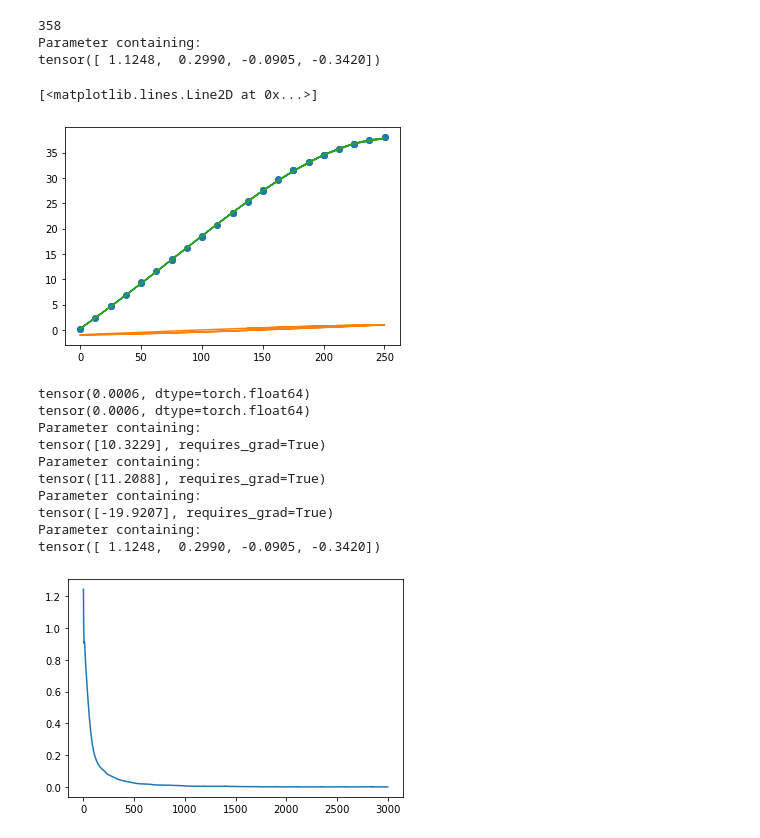
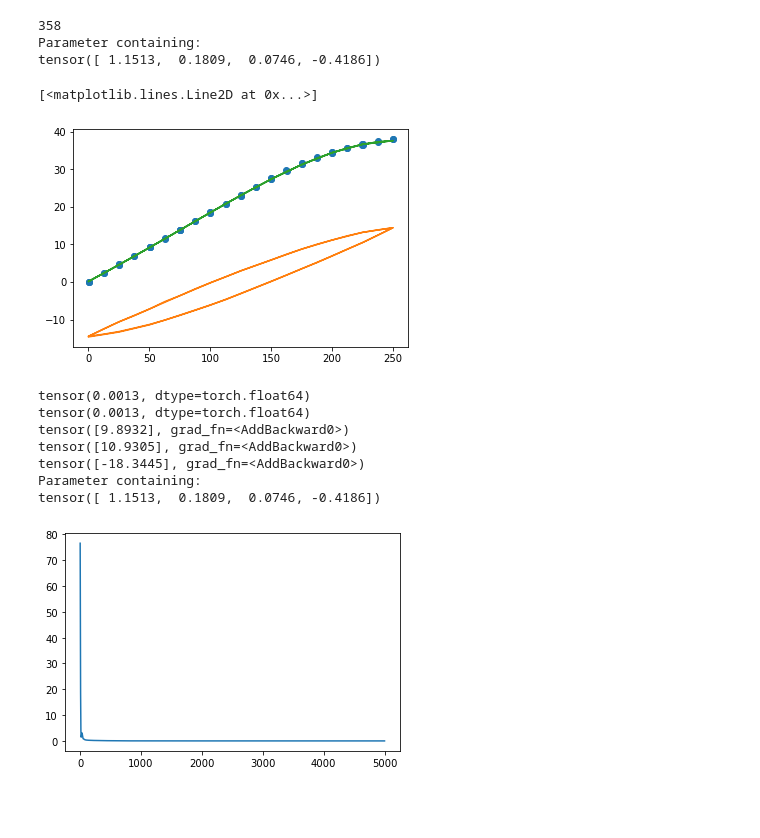
Before and after one commit to roussel-ryan/diff_hysteresis, a Jupyter notebook: fitting/aps/apsu_q7.ipynb, the cells around one changed output. Drawn from its saved outputs; the diff is of its cells as text; code cells hidden in the pictures; blank space fills up the shorter version.

```diff
--- a/fitting/aps/apsu_q7.ipynb
+++ b/fitting/aps/apsu_q7.ipynb
@@ -19,33 +19,33 @@ data = data.drop([0])
 h = torch.tensor(data['Current'].to_numpy(dtype=np.float64))
 m = torch.tensor(data['BigB1'].to_numpy(dtype=np.float64))
 # %%
-h_train = h.detach()[:50]
-m_train = m.detach()[:50]
+h_train = h.detach()
+m_train = m.detach()
 
 
 # fit using normal hysteresis model
 H = BaseHysteresis(h_train,
                    m_train,
                    mesh_scale = 0.5,
                    temp=1e-2,
                    polynomial_degree=4,
                    polynomial_fit_iterations=10000)
 print(len(H.mesh_points))
 print(H.transformer._poly_fit.weights)
 
 fig,ax = plt.subplots()
 ax.plot(h_train, m_train,'o')
 ax.plot(h_train, H(h_train).detach())
 ax.plot(h_train, H.transformer.get_fit(h_train))
 # %% [output]
 358
 Parameter containing:
-tensor([ 1.1248,  0.2990, -0.0905, -0.3420])
+tensor([ 1.1513,  0.1809,  0.0746, -0.4186])
 [<matplotlib.lines.Line2D at 0x...>]
-[figure, old version]
+[figure, new version]
 # %%
 # train on data
-loss_trace = train_hysteresis(H, 3000, lr=0.1, atol=1e-8)
+loss_trace = train_hysteresis(H, 5000, lr=0.1, atol=1e-8)
 fig, ax = plt.subplots()
 ax.plot(loss_trace)
 print(loss_trace[-1])
@@ -55,15 +55,12 @@ print(H.scale)
 print(H.slope)
 print(H.transformer._poly_fit.weights)
 # %% [output]
-tensor(0.0006, dtype=torch.float64)
-tensor(0.0006, dtype=torch.float64)
+tensor(0.0013, dtype=torch.float64)
+tensor(0.0013, dtype=torch.float64)
+tensor([9.8932], grad_fn=<AddBackward0>)
+tensor([10.9305], grad_fn=<AddBackward0>)
+tensor([-18.3445], grad_fn=<AddBackward0>)
 Parameter containing:
-tensor([10.3229], requires_grad=True)
-Parameter containing:
-tensor([11.2088], requires_grad=True)
-Parameter containing:
-tensor([-19.9207], requires_grad=True)
-Parameter containing:
-tensor([ 1.1248,  0.2990, -0.0905, -0.3420])
+tensor([ 1.1513,  0.1809,  0.0746, -0.4186])
-[figure, old version]
+[figure, new version]
 # %%
```
Also changed, not shown: parts of 8 cells of this notebook, 20 other files.
